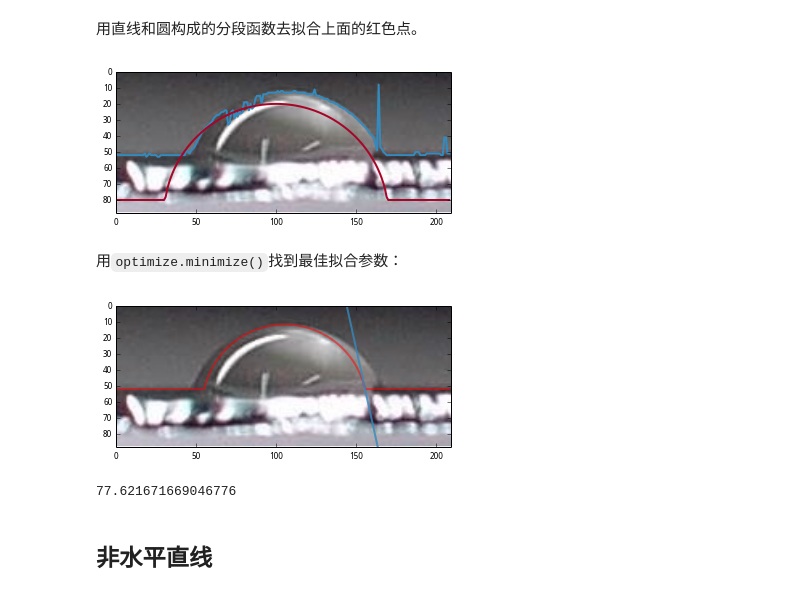
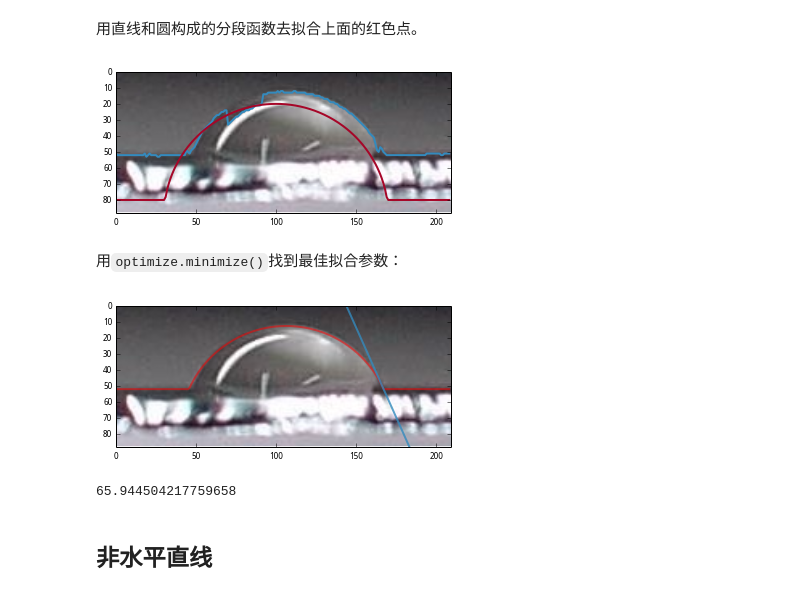
Before and after one commit to ruoyu0088/openbooks, a Jupyter notebook: contact_angle.ipynb, the cells around one changed output. Drawn from its saved outputs; the diff is of its cells as text; code cells hidden in the pictures.

```diff
--- a/contact_angle.ipynb
+++ b/contact_angle.ipynb
@@ -15,7 +15,7 @@ pl.imshow(img[:,:,::-1]);
 界面以及水珠上面的背景模糊，如果进行边缘检测，不会出现边缘。对边缘图像寻找每列的第一个白色像素：
 # %%
 th = 80
-edge = cv2.Canny(img, th, th)
+edge = cv2.Canny(img, th, th*2)
 Y = edge.argmax(axis=0)
 X = pl.arange(edge.shape[1])
 pl.imshow(edge, cmap="gray")
@@ -46,42 +60,44 @@ ax = pl.gca()
 ax.imshow(img)
 ax.axis([0, w, h, 0]);
 # %% [output]
-[figure, old version]
+[figure, new version]
 # %% [markdown]
 用`optimize.minimize()`找到最佳拟合参数：
 # %%
 from scipy import optimize
 
 def f(p):
     return np.abs(line_circle(X, *p) - Y).sum()
 
 h, w = img.shape[:2]
-res = optimize.minimize(f, (h/2, w/2, h/2, w/4))
+
+rlist = np.linspace(10, w/2, 10)
+res = min([optimize.minimize(f, (h/2, w/2, h/2, r)) for r in rlist], key=lambda res: res.fun)
 
 Y2 = line_circle(X, *res.x)
 pl.imshow(img)
 pl.plot(X, Y2, "r", alpha=0.5);
 
 b, cx, cy, r = res.x
 angle = np.pi*0.5 - np.arcsin((cy - b) / r)
 
 x1, x2 = line_circle_intersect(*res.x)
 
 angle2 = np.pi - angle
 
 length = 100
 dy = -length*np.tan(angle2)
 pl.plot([x2-length, x2+length],
         [b-dy, b+dy], alpha=0.8)
 
 ax = pl.gca()
 ax.axis((0, w, h, 0));
 # %% [output]
-[figure, old version]
+[figure, new version]
 # %%
 np.rad2deg(angle)
 # %% [output]
-77.621671669046776
+65.944504217759658
 # %% [markdown]
 ## 非水平直线
 # %%
```
Also changed, not shown: parts of 15 cells of this notebook.
